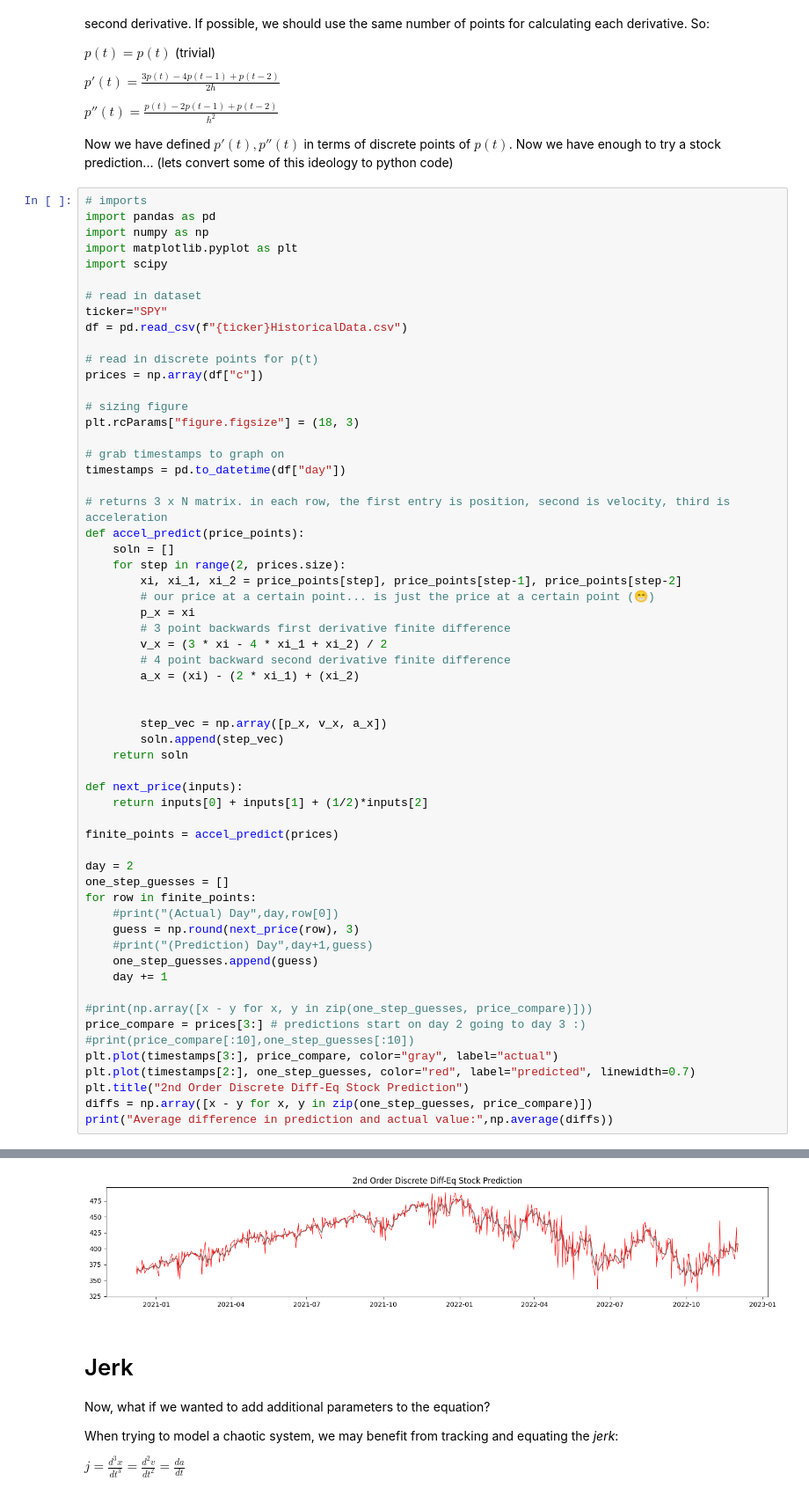
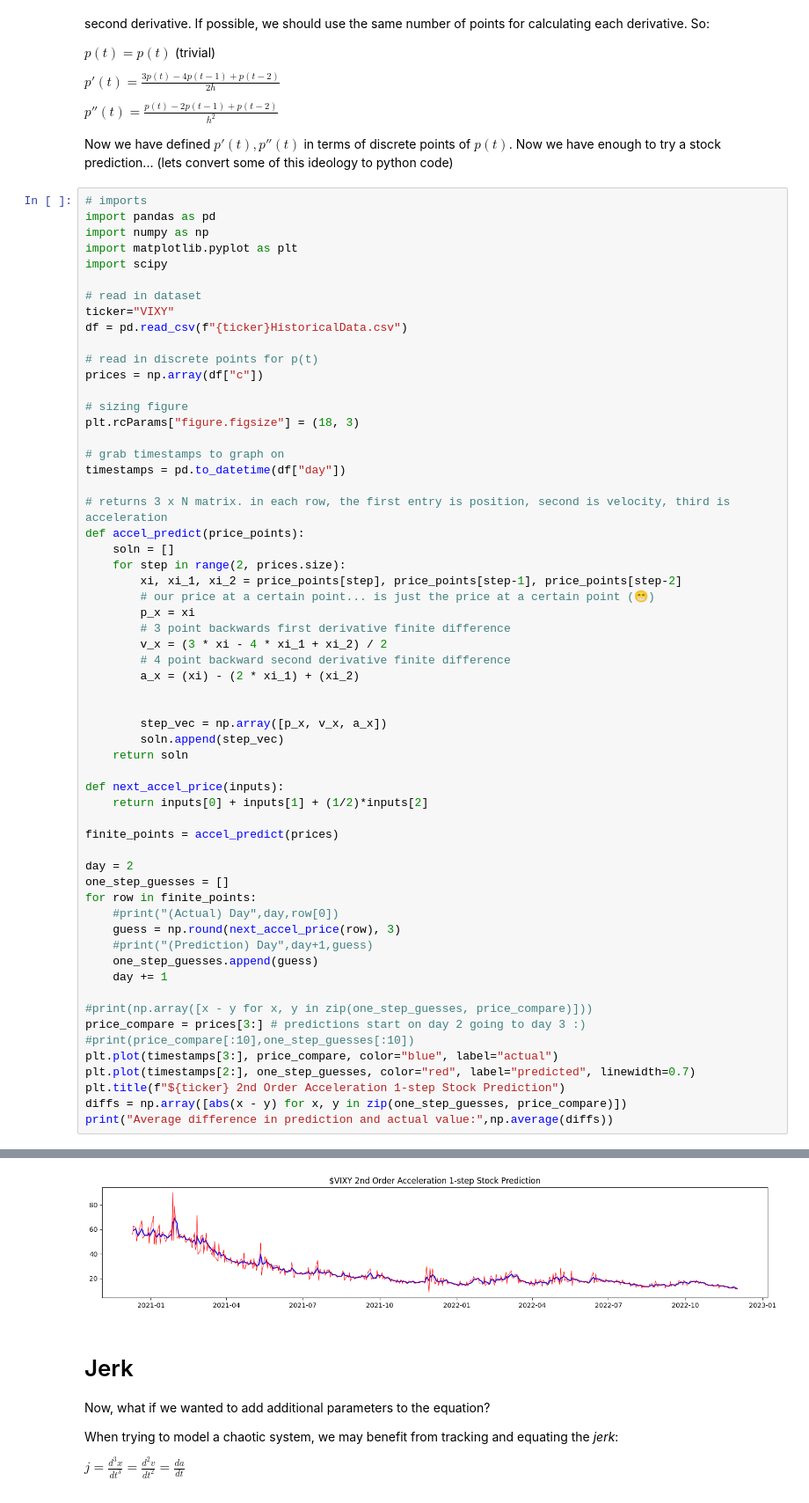
Before and after one commit to patrick-may/Differential-Equations-Stock-Modeler, a Jupyter notebook: project_writeup.ipynb, the cells around one changed output, grey strips where cells are left out. Shown at 88% size. Drawn from its saved outputs; the diff is of its cells as text.

```diff
--- a/project_writeup.ipynb
+++ b/project_writeup.ipynb
@@ -41,7 +41,7 @@ import matplotlib.pyplot as plt
 import scipy
 
 # read in dataset
-ticker="SPY"
+ticker="VIXY"
 df = pd.read_csv(f"{ticker}HistoricalData.csv")
 
 # read in discrete points for p(t)
@@ -70,7 +70,7 @@ def accel_predict(price_points):
         soln.append(step_vec)
     return soln
 
-def next_price(inputs):
+def next_accel_price(inputs):
     return inputs[0] + inputs[1] + (1/2)*inputs[2]
 
 finite_points = accel_predict(prices)
@@ -79,7 +79,7 @@ day = 2
 one_step_guesses = []
 for row in finite_points:
     #print("(Actual) Day",day,row[0])
-    guess = np.round(next_price(row), 3)
+    guess = np.round(next_accel_price(row), 3)
     #print("(Prediction) Day",day+1,guess)
     one_step_guesses.append(guess)
     day += 1
@@ -87,9 +87,9 @@ for row in finite_points:
 #print(np.array([x - y for x, y in zip(one_step_guesses, price_compare)]))
 price_compare = prices[3:] # predictions start on day 2 going to day 3 :)
 #print(price_compare[:10],one_step_guesses[:10])
-plt.plot(timestamps[3:], price_compare, color="gray", label="actual")
+plt.plot(timestamps[3:], price_compare, color="blue", label="actual")
 plt.plot(timestamps[2:], one_step_guesses, color="red", label="predicted", linewidth=0.7)
-plt.title("2nd Order Discrete Diff-Eq Stock Prediction")
-diffs = np.array([x - y for x, y in zip(one_step_guesses, price_compare)])
+plt.title(f"${ticker} 2nd Order Acceleration 1-step Stock Prediction")
+diffs = np.array([abs(x - y) for x, y in zip(one_step_guesses, price_compare)])
 print("Average difference in prediction and actual value:",np.average(diffs))
 # %% [output]
@@ -97,4 +97,4 @@ Average difference in prediction and actual value: 0.004019999999999414
-[figure, old version]
+[figure, new version]
 # %% [markdown]
 # Jerk
 
```
Also changed, not shown: parts of 6 cells of this notebook, 2 other files.
